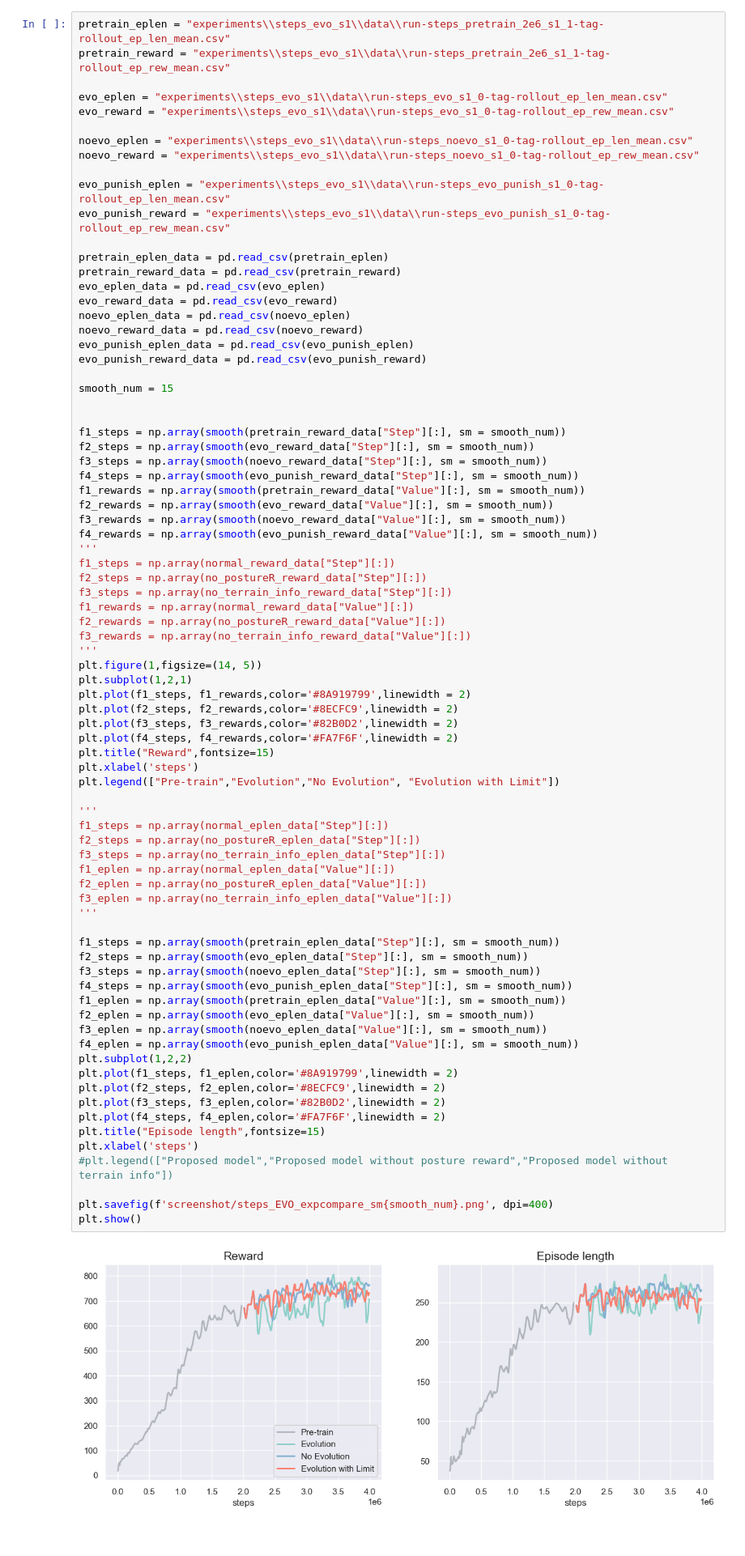
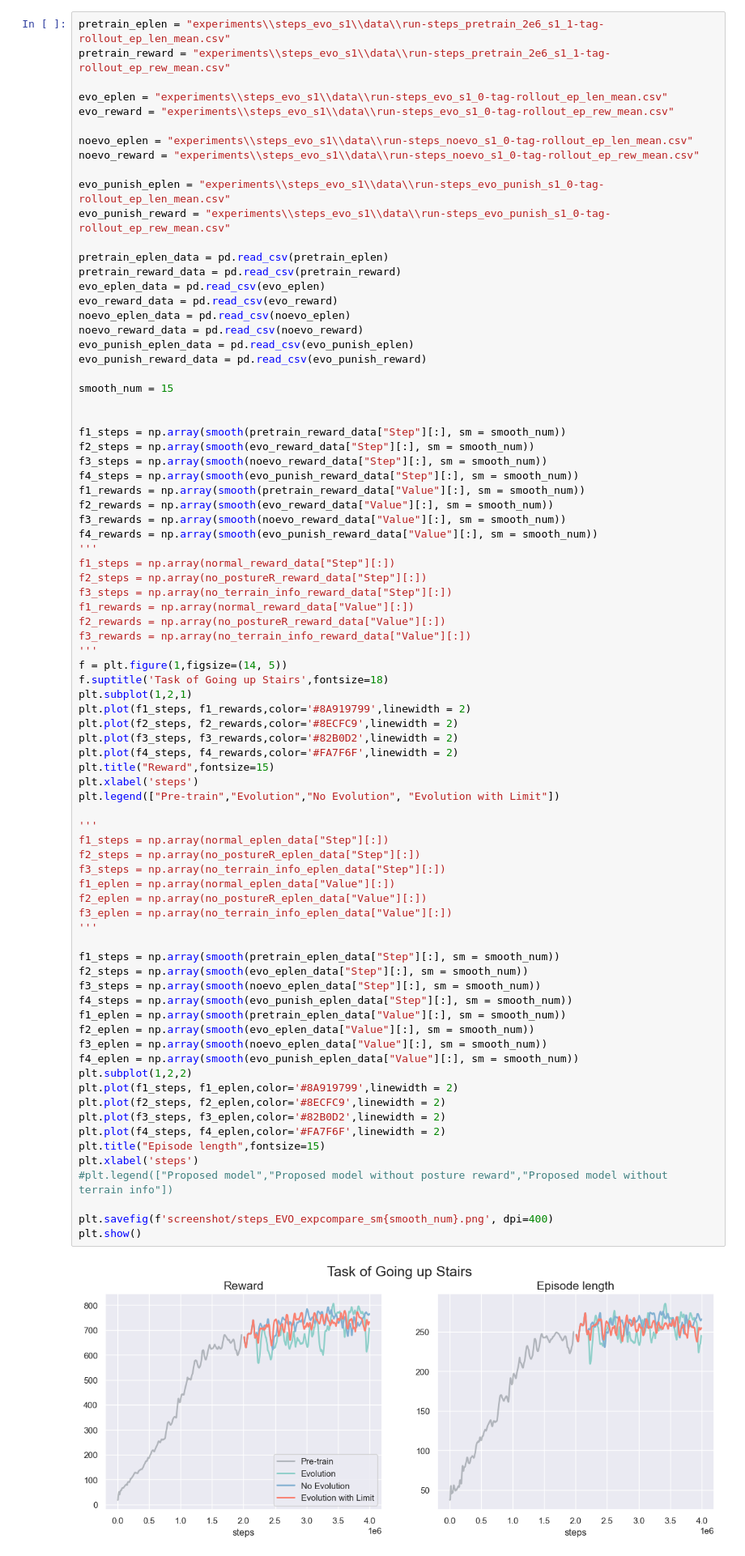
Before and after one commit to EASYMMMM/gym_RE, a Jupyter notebook: drawer.ipynb, the cells around one changed output. Shown at 81% size. Cells and saved outputs as stored; diff of their text form.

```diff
--- a/drawer.ipynb
+++ b/drawer.ipynb
@@ -221,7 +221,8 @@ f1_rewards = np.array(normal_reward_data["Value"][:])
 f2_rewards = np.array(no_postureR_reward_data["Value"][:])
 f3_rewards = np.array(no_terrain_info_reward_data["Value"][:])
 '''
-plt.figure(1,figsize=(14, 5))
+f = plt.figure(1,figsize=(14, 5))
+f.suptitle('Task of Going up Stairs',fontsize=18)
 plt.subplot(1,2,1)
 plt.plot(f1_steps, f1_rewards,color='#8A919799',linewidth = 2)
 plt.plot(f2_steps, f2_rewards,color='#8ECFC9',linewidth = 2)
@@ -233,34 +234,34 @@ plt.legend(["Pre-train","Evolution","No Evolution", "Evolution with Limit"])
 
 '''
 f1_steps = np.array(normal_eplen_data["Step"][:])
 f2_steps = np.array(no_postureR_eplen_data["Step"][:])
 f3_steps = np.array(no_terrain_info_eplen_data["Step"][:])
 f1_eplen = np.array(normal_eplen_data["Value"][:])
 f2_eplen = np.array(no_postureR_eplen_data["Value"][:])
 f3_eplen = np.array(no_terrain_info_eplen_data["Value"][:])
 '''
 
 f1_steps = np.array(smooth(pretrain_eplen_data["Step"][:], sm = smooth_num))
 f2_steps = np.array(smooth(evo_eplen_data["Step"][:], sm = smooth_num))
 f3_steps = np.array(smooth(noevo_eplen_data["Step"][:], sm = smooth_num))
 f4_steps = np.array(smooth(evo_punish_eplen_data["Step"][:], sm = smooth_num))
 f1_eplen = np.array(smooth(pretrain_eplen_data["Value"][:], sm = smooth_num))
 f2_eplen = np.array(smooth(evo_eplen_data["Value"][:], sm = smooth_num))
 f3_eplen = np.array(smooth(noevo_eplen_data["Value"][:], sm = smooth_num))
 f4_eplen = np.array(smooth(evo_punish_eplen_data["Value"][:], sm = smooth_num))
 plt.subplot(1,2,2)
 plt.plot(f1_steps, f1_eplen,color='#8A919799',linewidth = 2)
 plt.plot(f2_steps, f2_eplen,color='#8ECFC9',linewidth = 2)
 plt.plot(f3_steps, f3_eplen,color='#82B0D2',linewidth = 2)
 plt.plot(f4_steps, f4_eplen,color='#FA7F6F',linewidth = 2)
 plt.title("Episode length",fontsize=15)
 plt.xlabel('steps')
 #plt.legend(["Proposed model","Proposed model without posture reward","Proposed model without terrain info"])
 
 plt.savefig(f'screenshot/steps_EVO_expcompare_sm{smooth_num}.png', dpi=400)
 plt.show()
 # %% [output]
-[figure, old version]
+[figure, new version]
 # %% [markdown]
 ## 绘制形态参数变化曲线
 # %%
```
Also changed, not shown: parts of 9 cells of this notebook, 29 other files.
